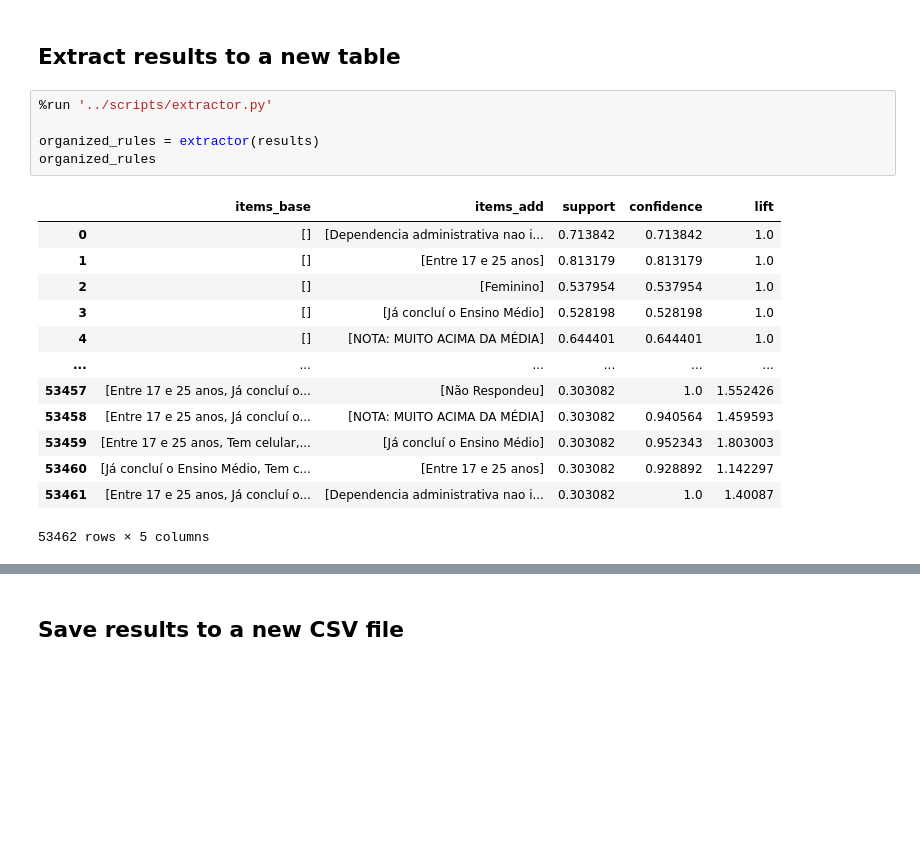
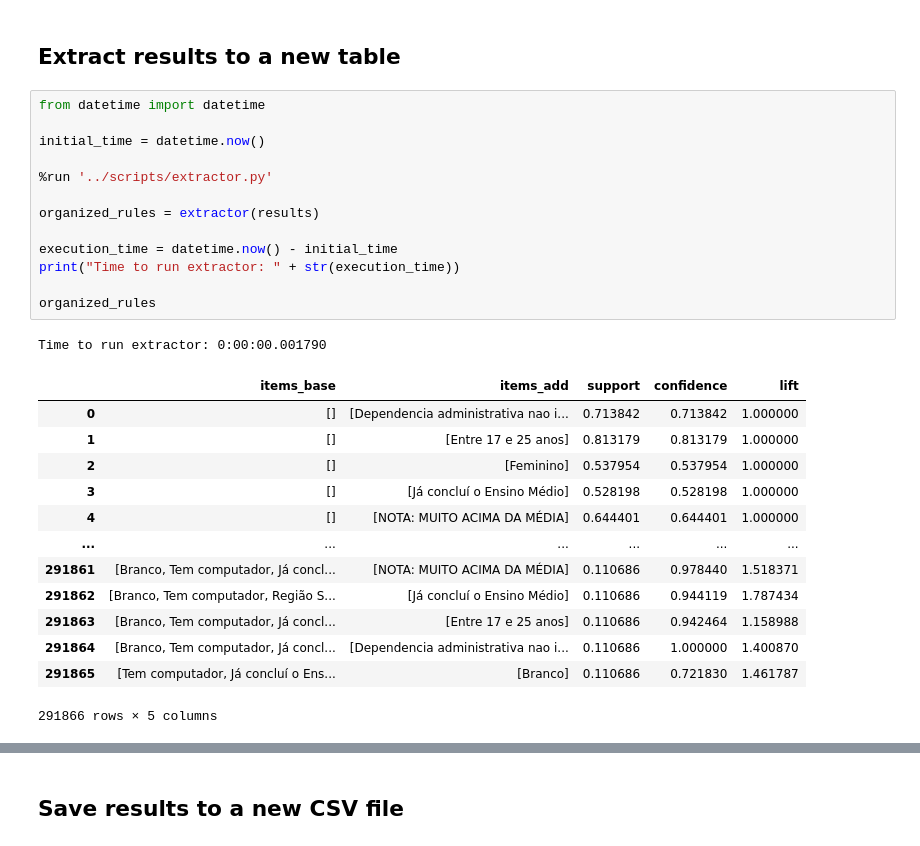
Before and after one commit to kazuhirodk/enem-data-mining, a Jupyter notebook: analysis/analysis-2019.ipynb, the cells around one changed output, grey strips where cells are left out. Drawn from its saved outputs; the diff is of its cells as text; blank space fills up the shorter version.

Commit message:
refactor: optimize extractor

```diff
--- a/analysis/analysis-2019.ipynb
+++ b/analysis/analysis-2019.ipynb
@@ -433,24 +435,33 @@ results
 # %% [markdown]
 ## Extract results to a new table
 # %%
+from datetime import datetime
+
+initial_time = datetime.now()
+
 %run '../scripts/extractor.py'
 
 organized_rules = extractor(results)
+
+execution_time = datetime.now() - initial_time
+print("Time to run extractor: " + str(execution_time))
+
 organized_rules
 # %% [output]
+Time to run extractor: 0:00:00.001790
 |  | items_base | items_add | support | confidence | lift |
-| 0 | [] | [Dependencia administrativa nao i... | 0.713842 | 0.713842 | 1.0 |
-| 1 | [] | [Entre 17 e 25 anos] | 0.813179 | 0.813179 | 1.0 |
-| 2 | [] | [Feminino] | 0.537954 | 0.537954 | 1.0 |
-| 3 | [] | [Já concluí o Ensino Médio] | 0.528198 | 0.528198 | 1.0 |
-| 4 | [] | [NOTA: MUITO ACIMA DA MÉDIA] | 0.644401 | 0.644401 | 1.0 |
+| 0 | [] | [Dependencia administrativa nao i... | 0.713842 | 0.713842 | 1.000000 |
+| 1 | [] | [Entre 17 e 25 anos] | 0.813179 | 0.813179 | 1.000000 |
+| 2 | [] | [Feminino] | 0.537954 | 0.537954 | 1.000000 |
+| 3 | [] | [Já concluí o Ensino Médio] | 0.528198 | 0.528198 | 1.000000 |
+| 4 | [] | [NOTA: MUITO ACIMA DA MÉDIA] | 0.644401 | 0.644401 | 1.000000 |
 | ... | ... | ... | ... | ... | ... |
-| 53457 | [Entre 17 e 25 anos, Já concluí o... | [Não Respondeu] | 0.303082 | 1.0 | 1.552426 |
-| 53458 | [Entre 17 e 25 anos, Já concluí o... | [NOTA: MUITO ACIMA DA MÉDIA] | 0.303082 | 0.940564 | 1.459593 |
-| 53459 | [Entre 17 e 25 anos, Tem celular,... | [Já concluí o Ensino Médio] | 0.303082 | 0.952343 | 1.803003 |
-| 53460 | [Já concluí o Ensino Médio, Tem c... | [Entre 17 e 25 anos] | 0.303082 | 0.928892 | 1.142297 |
-| 53461 | [Entre 17 e 25 anos, Já concluí o... | [Dependencia administrativa nao i... | 0.303082 | 1.0 | 1.40087 |
+| 291861 | [Branco, Tem computador, Já concl... | [NOTA: MUITO ACIMA DA MÉDIA] | 0.110686 | 0.978440 | 1.518371 |
+| 291862 | [Branco, Tem computador, Região S... | [Já concluí o Ensino Médio] | 0.110686 | 0.944119 | 1.787434 |
+| 291863 | [Branco, Tem computador, Já concl... | [Entre 17 e 25 anos] | 0.110686 | 0.942464 | 1.158988 |
+| 291864 | [Branco, Tem computador, Já concl... | [Dependencia administrativa nao i... | 0.110686 | 1.000000 | 1.400870 |
+| 291865 | [Tem computador, Já concluí o Ens... | [Branco] | 0.110686 | 0.721830 | 1.461787 |
-53462 rows × 5 columns
+291866 rows × 5 columns
 # %%
 rules_count = len(organized_rules.index)
 print("Count of itemsets: " + str(len(results.index)))
```
Also changed, not shown: parts of 4 cells of this notebook, 3 other files.
